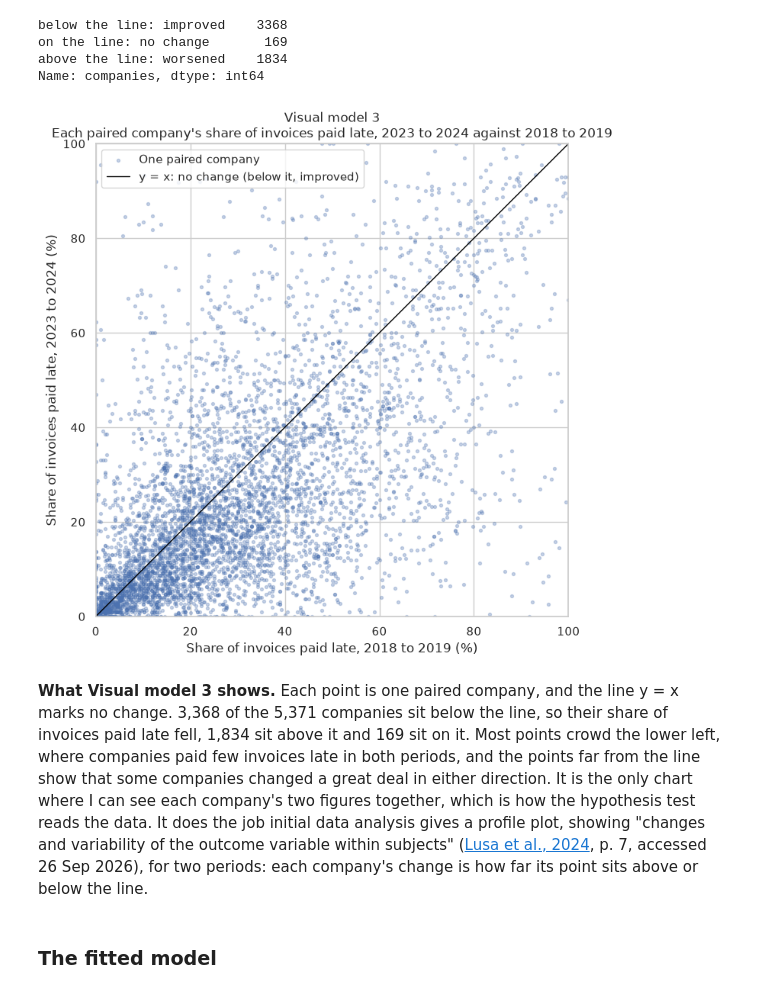
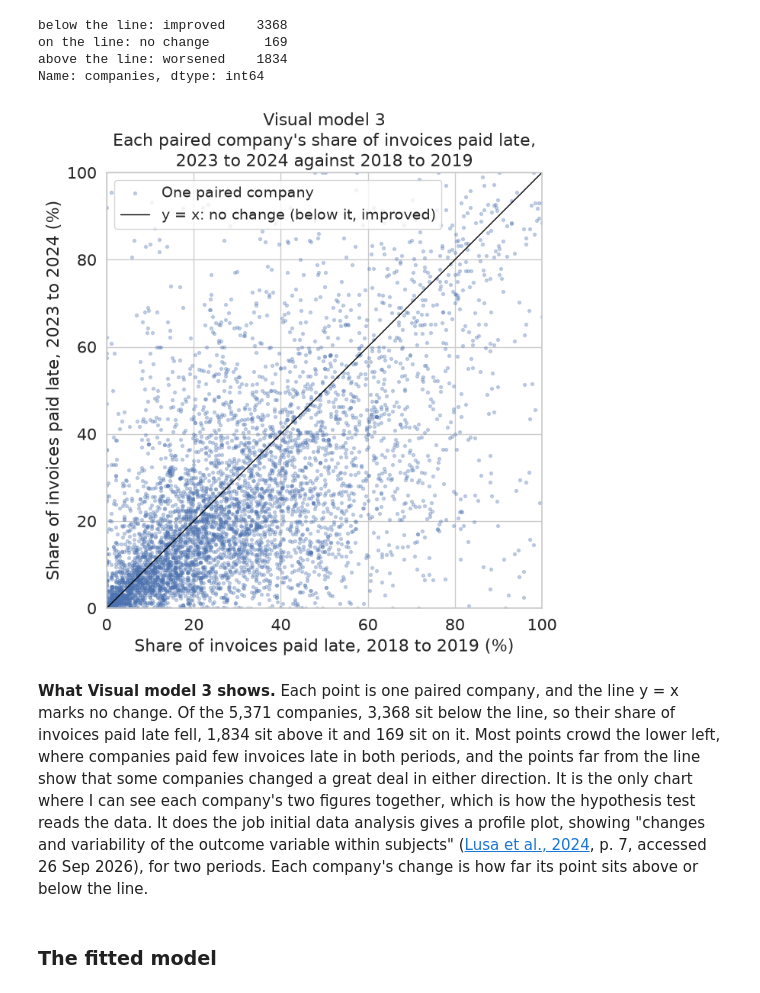
Before and after one commit to PaddyGilliland1/statistical-analysis-project, a Jupyter notebook: analysis.ipynb, the cells around one changed output. Drawn from its saved outputs; the diff is of its cells as text; code cells hidden in the pictures.

Commit message:
Apply the reader review to the notebook and enlarge the text in two figures

```diff
--- a/analysis.ipynb
+++ b/analysis.ipynb
@@ -2140,7 +2140,7 @@ def direction_counts(table, names):
     )
 
 
-def plot_paired_scatter(table, names, caption, title):
+def plot_paired_scatter(table, names, caption, title, text_size=16):
     """Draw each company's last-period share against its first, with y = x.
 
     table is not changed.
@@ -2155,6 +2155,10 @@ def plot_paired_scatter(table, names, caption, title):
         The first line of the chart's title, such as "Visual model 3".
     title : str
         The descriptive title, on the second line.
+    text_size : float, default 16
+        The axis label size in points. The ticks and legend are a point or
+        two smaller. The report shrinks this chart to under half size, so
+        its text starts large.
 
     Returns
     -------
@@ -2175,10 +2179,15 @@ def plot_paired_scatter(table, names, caption, title):
     ax.set_xlim(0, 100)
     ax.set_ylim(0, 100)
     ax.set_aspect("equal")
-    ax.set_title(f"{caption}\n{title}")
-    ax.set_xlabel(f"Share of invoices paid late, {first} (%)")
-    ax.set_ylabel(f"Share of invoices paid late, {last} (%)")
-    ax.legend(loc="upper left")
+    ax.set_title(f"{caption}\n{title}", fontsize=text_size)
+    ax.set_xlabel(
+        f"Share of invoices paid late, {first} (%)", fontsize=text_size
+    )
+    ax.set_ylabel(
+        f"Share of invoices paid late, {last} (%)", fontsize=text_size
+    )
+    ax.tick_params(labelsize=text_size - 1)
+    ax.legend(loc="upper left", fontsize=text_size - 2)
     fig.tight_layout()
     return ax
 # %%
@@ -2241,16 +2250,16 @@ Name: companies, dtype: int64
 # %%
 vm3 = plot_paired_scatter(
     paired,
     period_names,
     "Visual model 3",
-    "Each paired company's share of invoices paid late, 2023 to 2024 "
+    "Each paired company's share of invoices paid late,\n2023 to 2024 "
     "against 2018 to 2019",
 )
 plt.show()
 # %% [output]
-[figure, old version]
+[figure, new version]
 # %% [markdown]
-**What Visual model 3 shows.** Each point is one paired company, and the line y = x marks no change. 3,368 of the 5,371 companies sit below the line, so their share of invoices paid late fell, 1,834 sit above it and 169 sit on it. Most points crowd the lower left, where companies paid few invoices late in both periods, and the points far from the line show that some companies changed a great deal in either direction. It is the only chart where I can see each company's two figures together, which is how the hypothesis test reads the data. It does the job initial data analysis gives a profile plot, showing "changes and variability of the outcome variable within subjects" ([Lusa et al., 2024](https://doi.org/10.1371/journal.pone.0295726), p. 7, accessed 26 Sep 2026), for two periods: each company's change is how far its point sits above or below the line.
+**What Visual model 3 shows.** Each point is one paired company, and the line y = x marks no change. Of the 5,371 companies, 3,368 sit below the line, so their share of invoices paid late fell, 1,834 sit above it and 169 sit on it. Most points crowd the lower left, where companies paid few invoices late in both periods, and the points far from the line show that some companies changed a great deal in either direction. It is the only chart where I can see each company's two figures together, which is how the hypothesis test reads the data. It does the job initial data analysis gives a profile plot, showing "changes and variability of the outcome variable within subjects" ([Lusa et al., 2024](https://doi.org/10.1371/journal.pone.0295726), p. 7, accessed 26 Sep 2026), for two periods. Each company's change is how far its point sits above or below the line.
 # %% [markdown]
 ### The fitted model
 # %% [markdown]
```
Also changed, not shown: parts of 26 cells of this notebook.
